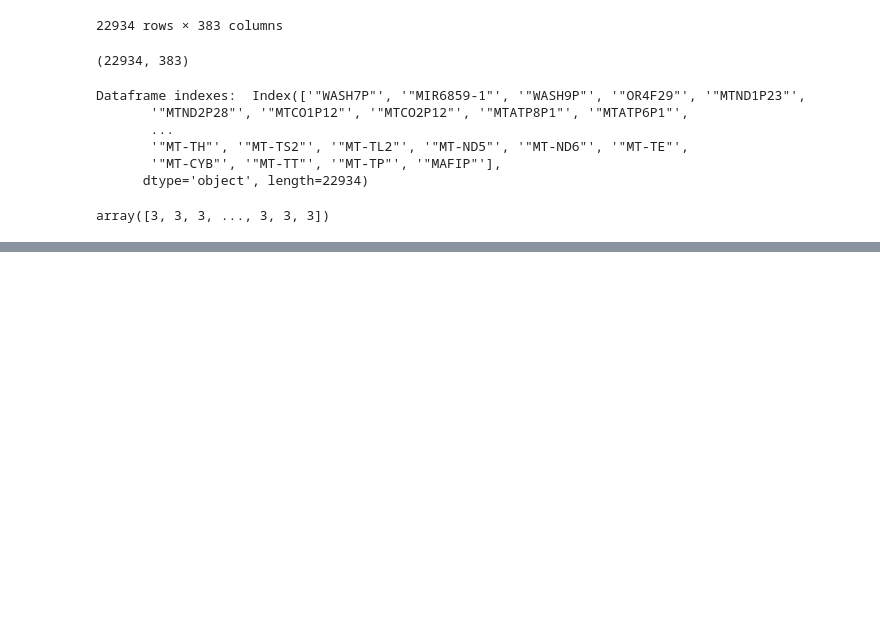
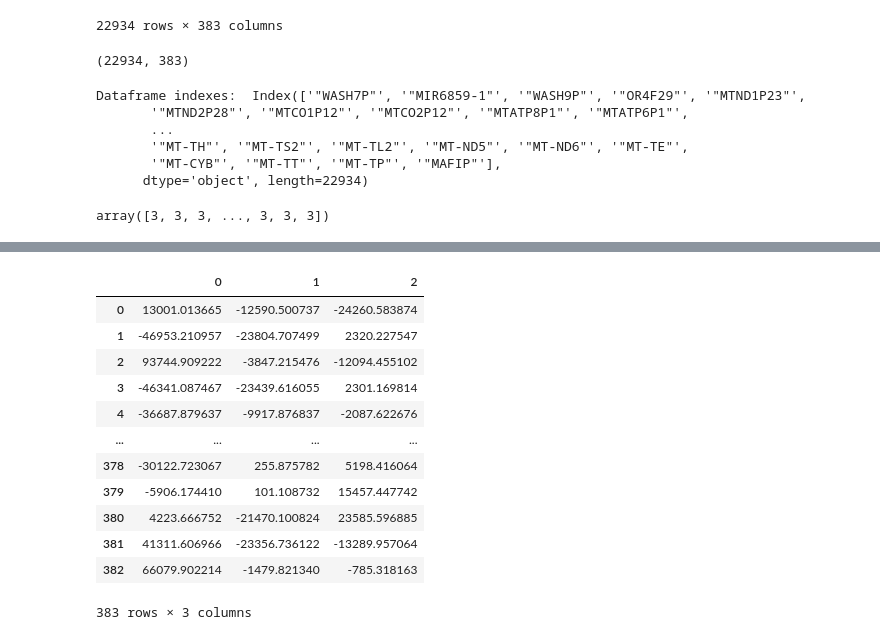
Before and after one commit to AliEmreSenel/BAIAILabProject2024, a Jupyter notebook: mariano_file.ipynb, the cells around one changed output, grey strips where cells are left out. Cells and saved outputs as stored; diff of their text form; code cells hidden in the pictures; blank space fills up the shorter version.

```diff
--- a/mariano_file.ipynb
+++ b/mariano_file.ipynb
@@ -102,0 +168,18 @@ array([3, 3, 3, ..., 3, 3, 3])
+# %%
+df_sparse_pca_pd = (pd.DataFrame(df_sparse_pca))
+# %%
+df_sparse_pca_pd
+# %% [output]
+|  | 0 | 1 | 2 |
+| 0 | 13001.013665 | -12590.500737 | -24260.583874 |
+| 1 | -46953.210957 | -23804.707499 | 2320.227547 |
+| 2 | 93744.909222 | -3847.215476 | -12094.455102 |
+| 3 | -46341.087467 | -23439.616055 | 2301.169814 |
+| 4 | -36687.879637 | -9917.876837 | -2087.622676 |
+| ... | ... | ... | ... |
+| 378 | -30122.723067 | 255.875782 | 5198.416064 |
+| 379 | -5906.174410 | 101.108732 | 15457.447742 |
+| 380 | 4223.666752 | -21470.100824 | 23585.596885 |
+| 381 | 41311.606966 | -23356.736122 | -13289.957064 |
+| 382 | 66079.902214 | -1479.821340 | -785.318163 |
+383 rows × 3 columns
```
Also changed, not shown: parts of 9 cells of this notebook.
